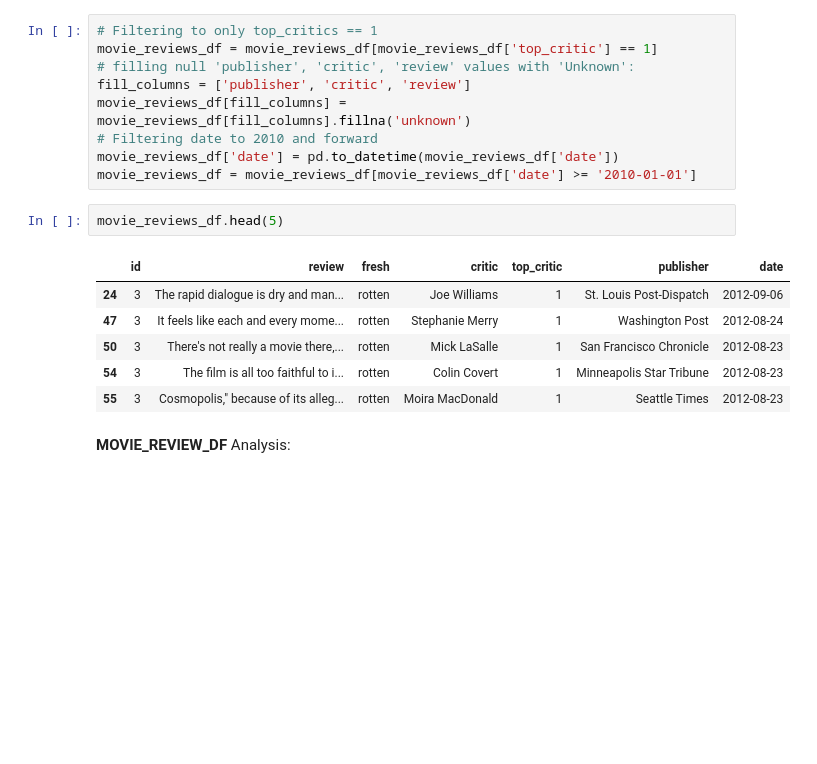
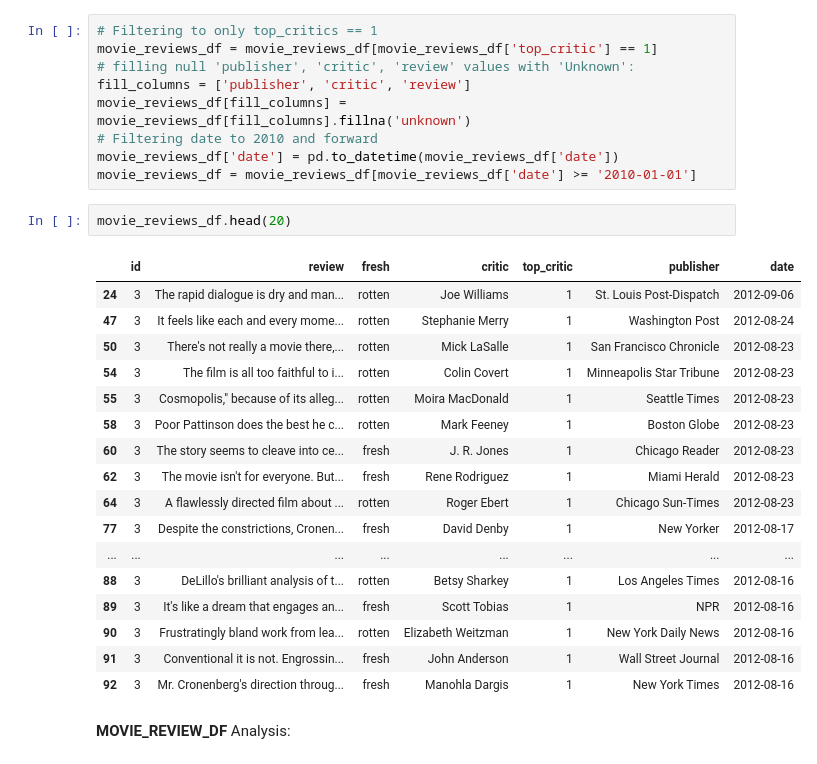
Before and after one commit to learn-co-curriculum/dsc-phase-2-project-v3, a Jupyter notebook: main_workbook.ipynb, the cells around one changed output. Drawn from its saved outputs; the diff is of its cells as text; blank space fills up the shorter version.

```diff
--- a/main_workbook.ipynb
+++ b/main_workbook.ipynb
@@ -225,14 +271,25 @@ movie_reviews_df[fill_columns] = movie_reviews_df[fill_columns].fillna('unknown'
 movie_reviews_df['date'] = pd.to_datetime(movie_reviews_df['date'])
 movie_reviews_df = movie_reviews_df[movie_reviews_df['date'] >= '2010-01-01']
 # %%
-movie_reviews_df.head(5)
+movie_reviews_df.head(20)
 # %% [output]
 |  | id | review | fresh | critic | top_critic | publisher | date |
 | 24 | 3 | The rapid dialogue is dry and man... | rotten | Joe Williams | 1 | St. Louis Post-Dispatch | 2012-09-06 |
 | 47 | 3 | It feels like each and every mome... | rotten | Stephanie Merry | 1 | Washington Post | 2012-08-24 |
 | 50 | 3 | There's not really a movie there,... | rotten | Mick LaSalle | 1 | San Francisco Chronicle | 2012-08-23 |
 | 54 | 3 | The film is all too faithful to i... | rotten | Colin Covert | 1 | Minneapolis Star Tribune | 2012-08-23 |
 | 55 | 3 | Cosmopolis," because of its alleg... | rotten | Moira MacDonald | 1 | Seattle Times | 2012-08-23 |
+| 58 | 3 | Poor Pattinson does the best he c... | rotten | Mark Feeney | 1 | Boston Globe | 2012-08-23 |
+| 60 | 3 | The story seems to cleave into ce... | fresh | J. R. Jones | 1 | Chicago Reader | 2012-08-23 |
+| 62 | 3 | The movie isn't for everyone. But... | fresh | Rene Rodriguez | 1 | Miami Herald | 2012-08-23 |
+| 64 | 3 | A flawlessly directed film about ... | rotten | Roger Ebert | 1 | Chicago Sun-Times | 2012-08-23 |
+| 77 | 3 | Despite the constrictions, Cronen... | fresh | David Denby | 1 | New Yorker | 2012-08-17 |
+| ... | ... | ... | ... | ... | ... | ... | ... |
+| 88 | 3 | DeLillo's brilliant analysis of t... | rotten | Betsy Sharkey | 1 | Los Angeles Times | 2012-08-16 |
+| 89 | 3 | It's like a dream that engages an... | fresh | Scott Tobias | 1 | NPR | 2012-08-16 |
+| 90 | 3 | Frustratingly bland work from lea... | rotten | Elizabeth Weitzman | 1 | New York Daily News | 2012-08-16 |
+| 91 | 3 | Conventional it is not. Engrossin... | fresh | John Anderson | 1 | Wall Street Journal | 2012-08-16 |
+| 92 | 3 | Mr. Cronenberg's direction throug... | fresh | Manohla Dargis | 1 | New York Times | 2012-08-16 |
 # %% [markdown]
 **MOVIE_REVIEW_DF** Analysis:
 # %% [markdown]
```
Also changed, not shown: parts of 7 cells of this notebook.
